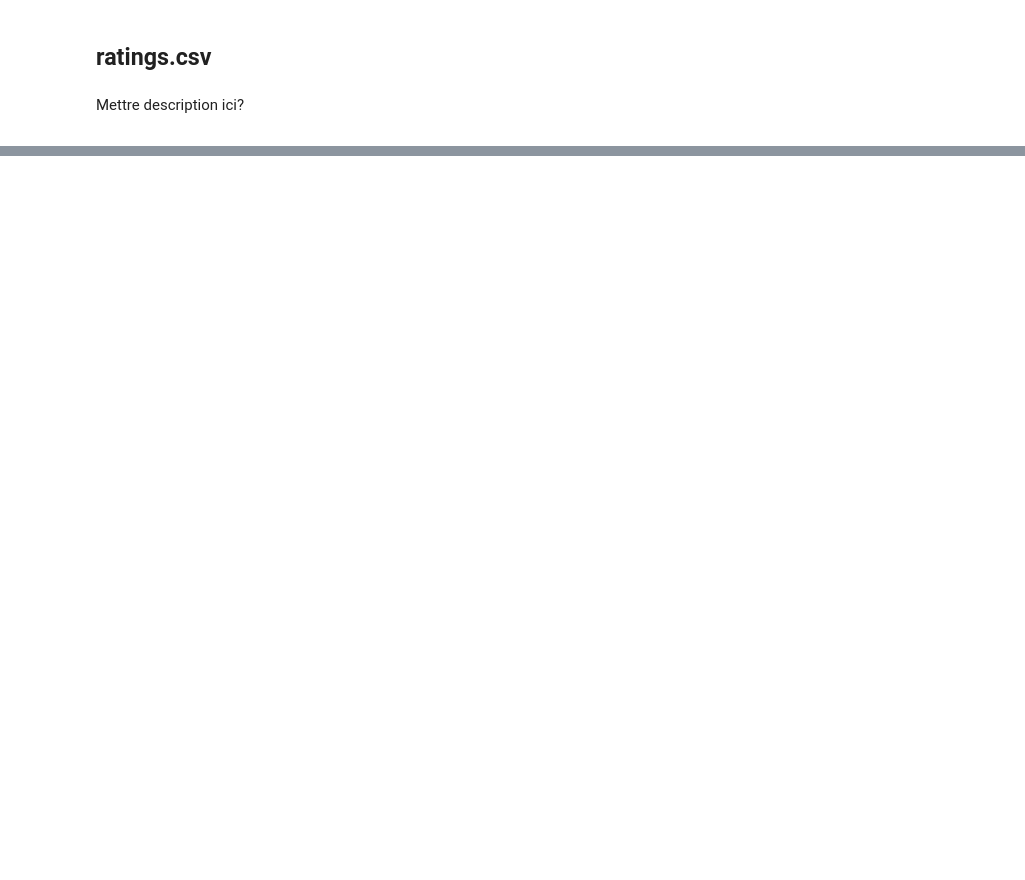
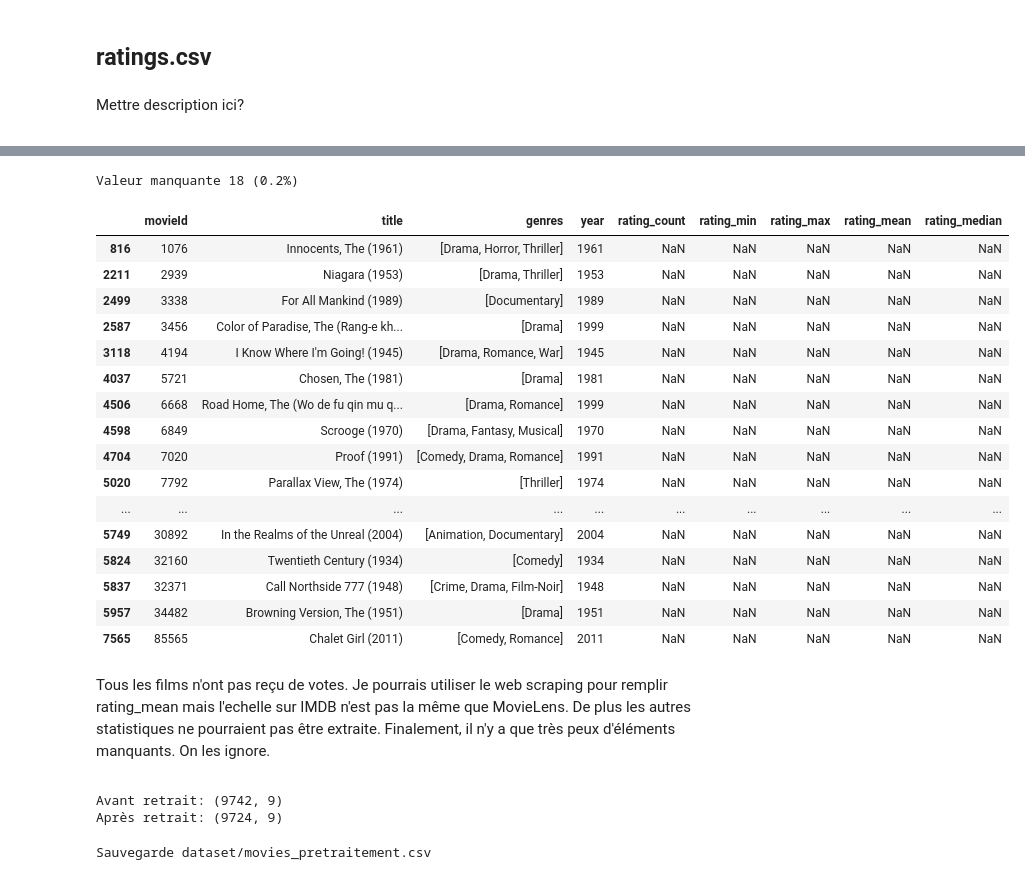
Before and after one commit to jfgagnon00/MovieLens, a Jupyter notebook: Pretraitement.ipynb, the cells around one changed output, grey strips where cells are left out. Saved outputs shown, nothing was run; the diff lists cells and outputs as text; code cells hidden in the pictures; blank space fills up the shorter version.

Commit message:
Terminer pretraitement movies.csv

```diff
--- a/Pretraitement.ipynb
+++ b/Pretraitement.ipynb
@@ -525,0 +541,2 @@ clstr.show_types(mvl_dataset.ratings)
+# %%
+mvl_dataset.ratings.drop("timestamp", axis=1, inplace=True)
@@ -525,0 +547,16 @@ clstr.show_types(mvl_dataset.ratings)
+# %%
+# creer des variables pour movies: avg rating, vote_count
+ratings_stats = mvl_dataset.ratings[["movieId", "rating"]] \
+                           .groupby(by="movieId") \
+                           .agg(["count", "min", "max", "mean", "median"])
+
+def join_name(multiindex_name):
+    if "" in multiindex_name:
+        return multiindex_name[0]
+    else:
+        return "_".join(multiindex_name)
+
+ratings_stats.columns = [join_name(a) for a in ratings_stats.columns.to_flat_index()]
+ratings_stats.reset_index(inplace=True)
+print("Movie rating stats")
+display(ratings_stats.round(2))
@@ -525,0 +578,50 @@ clstr.show_types(mvl_dataset.ratings)
+# %%
+#
+# valider que ratings_avg.csv contient bien les meme films que movies.csv
+#
+movies_ratings = pd.merge(mvl_dataset.movies, ratings_stats, how="left", on="movieId")
+movies_ratings_na = clstr.show_na(movies_ratings)
+# %% [output]
+Valeur manquante 18 (0.2%)
+|  | movieId | title | genres | year | rating_count | rating_min | rating_max | rating_mean | rating_median |
+| 816 | 1076 | Innocents, The (1961) | [Drama, Horror, Thriller] | 1961 | NaN | NaN | NaN | NaN | NaN |
+| 2211 | 2939 | Niagara (1953) | [Drama, Thriller] | 1953 | NaN | NaN | NaN | NaN | NaN |
+| 2499 | 3338 | For All Mankind (1989) | [Documentary] | 1989 | NaN | NaN | NaN | NaN | NaN |
+| 2587 | 3456 | Color of Paradise, The (Rang-e kh... | [Drama] | 1999 | NaN | NaN | NaN | NaN | NaN |
+| 3118 | 4194 | I Know Where I'm Going! (1945) | [Drama, Romance, War] | 1945 | NaN | NaN | NaN | NaN | NaN |
+| 4037 | 5721 | Chosen, The (1981) | [Drama] | 1981 | NaN | NaN | NaN | NaN | NaN |
+| 4506 | 6668 | Road Home, The (Wo de fu qin mu q... | [Drama, Romance] | 1999 | NaN | NaN | NaN | NaN | NaN |
+| 4598 | 6849 | Scrooge (1970) | [Drama, Fantasy, Musical] | 1970 | NaN | NaN | NaN | NaN | NaN |
+| 4704 | 7020 | Proof (1991) | [Comedy, Drama, Romance] | 1991 | NaN | NaN | NaN | NaN | NaN |
+| 5020 | 7792 | Parallax View, The (1974) | [Thriller] | 1974 | NaN | NaN | NaN | NaN | NaN |
+| ... | ... | ... | ... | ... | ... | ... | ... | ... | ... |
+| 5749 | 30892 | In the Realms of the Unreal (2004) | [Animation, Documentary] | 2004 | NaN | NaN | NaN | NaN | NaN |
+| 5824 | 32160 | Twentieth Century (1934) | [Comedy] | 1934 | NaN | NaN | NaN | NaN | NaN |
+| 5837 | 32371 | Call Northside 777 (1948) | [Crime, Drama, Film-Noir] | 1948 | NaN | NaN | NaN | NaN | NaN |
+| 5957 | 34482 | Browning Version, The (1951) | [Drama] | 1951 | NaN | NaN | NaN | NaN | NaN |
+| 7565 | 85565 | Chalet Girl (2011) | [Comedy, Romance] | 2011 | NaN | NaN | NaN | NaN | NaN |
+# %% [markdown]
+<font class="answer">
+
+Tous les films n'ont pas reçu de votes. Je pourrais utiliser le web scraping pour remplir rating_mean mais l'echelle sur IMDB n'est pas la même que MovieLens. De plus les autres statistiques ne pourraient pas être extraite. Finalement, il n'y a que très peux d'éléments manquants. On les ignore.
+# %%
+#
+# enlever valeurs manquantes et valider shape resultante
+#
+print("Avant retrait:", movies_ratings.shape)
+movies_ratings.drop(index=movies_ratings_na, axis=0, inplace=True)
+print("Après retrait:", movies_ratings.shape)
+# %% [output]
+Avant retrait: (9742, 9)
+Après retrait: (9724, 9)
+# %%
+#
+# sauvegarde du traitement fait sur movies.csv
+#
+csv_path = mvl_dataset.movies_path.split(".")[0]
+csv_path = "".join([csv_path, "_pretraitement", ".csv"])
+
+print("Sauvegarde", csv_path)
+movies_ratings.to_csv(csv_path, index=False)
+# %% [output]
+Sauvegarde dataset/movies_pretraitement.csv
```
Also changed, not shown: parts of 12 cells of this notebook, 1 other file.
